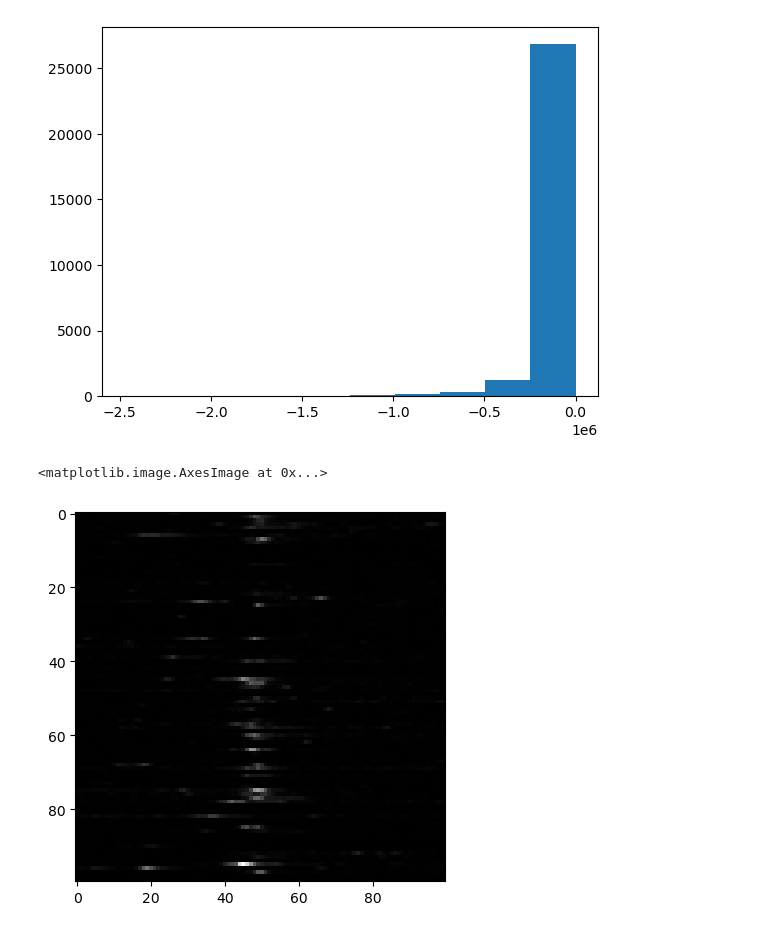
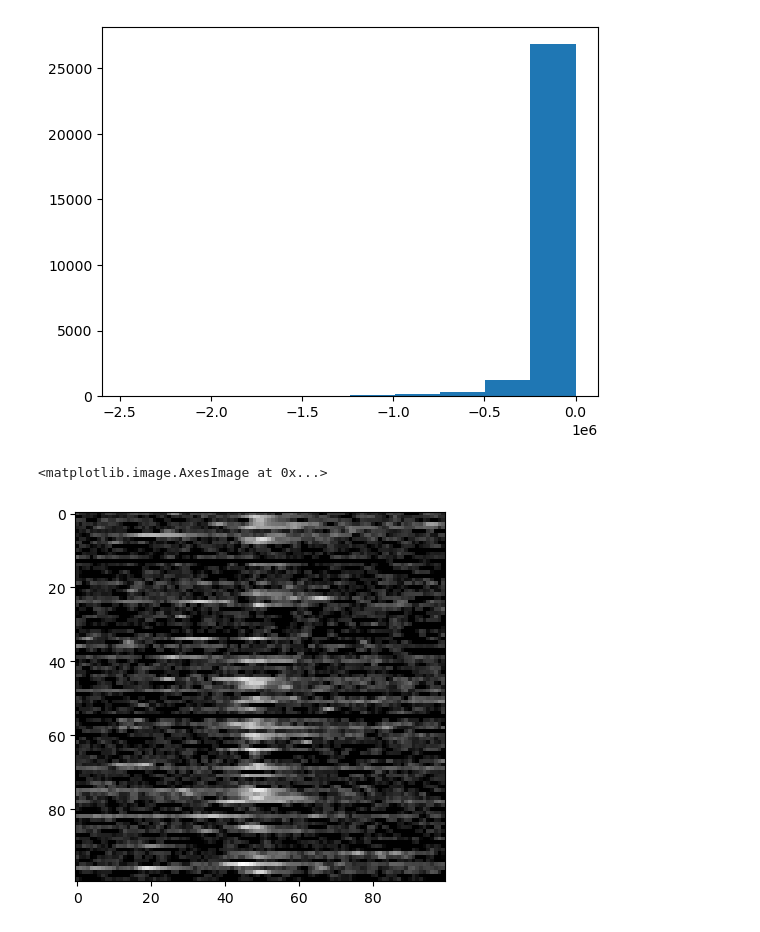
Before and after one commit to plaf2000/ml4g-1, a Jupyter notebook: analysis.ipynb, the cells around one changed output. Drawn from its saved outputs; the diff is of its cells as text; code cells hidden in the pictures.

```diff
--- a/analysis.ipynb
+++ b/analysis.ipynb
@@ -55,7 +55,7 @@ plt.hist(X[:, i, 0, 4] - X[:, i, 0, 3])
 [figure]
 # %%
 X1: np.ndarray = np.load("Data/processed/cnn_input_X1_train.npy")
-plt.imshow(X1[:100, 0, :], cmap="grey")
+plt.imshow(np.log(X1[:100, 0, :]), cmap="grey")
 # %% [output]
 <matplotlib.image.AxesImage at 0x...>
-[figure, old version]
+[figure, new version]
```
Also changed, not shown: 6 other files.
